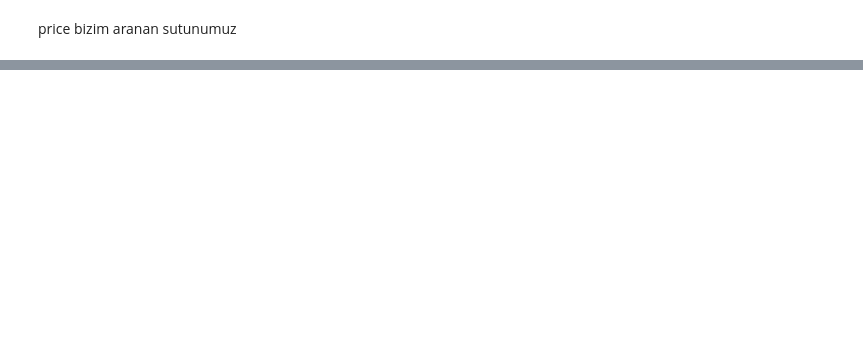
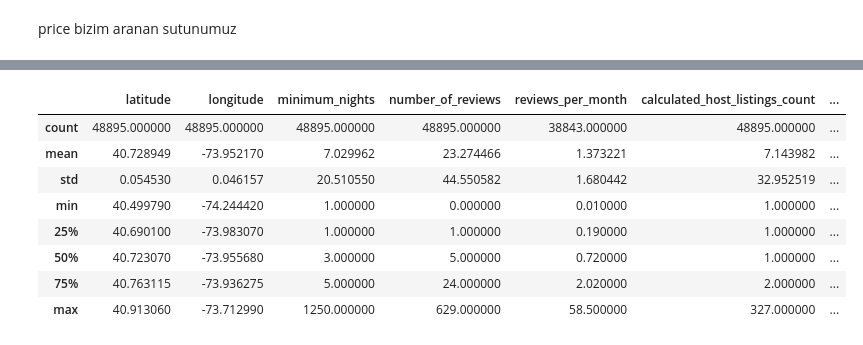
Before and after one commit to cfdonmez/MLBoot, a Jupyter notebook: Week3/hW3.ipynb, the cells around one changed output, grey strips where cells are left out. Cells and saved outputs as stored; diff of their text form; code cells hidden in the pictures; blank space fills up the shorter version.

```diff
--- a/Week3/hW3.ipynb
+++ b/Week3/hW3.ipynb
@@ -476,0 +108,14 @@ model.predict_proba(X_test)[0, 1]
+# %%
+data_numeric = data.copy()
+data_numeric = data.drop(["neighbourhood_group","room_type", "price"], axis=1)
+data_numeric.describe()
+# %% [output]
+|  | latitude | longitude | minimum_nights | number_of_reviews | reviews_per_month | calculated_host_listings_count | ... |
+| count | 48895.000000 | 48895.000000 | 48895.000000 | 48895.000000 | 38843.000000 | 48895.000000 | ... |
+| mean | 40.728949 | -73.952170 | 7.029962 | 23.274466 | 1.373221 | 7.143982 | ... |
+| std | 0.054530 | 0.046157 | 20.510550 | 44.550582 | 1.680442 | 32.952519 | ... |
+| min | 40.499790 | -74.244420 | 1.000000 | 0.000000 | 0.010000 | 1.000000 | ... |
+| 25% | 40.690100 | -73.983070 | 1.000000 | 1.000000 | 0.190000 | 1.000000 | ... |
+| 50% | 40.723070 | -73.955680 | 3.000000 | 5.000000 | 0.720000 | 1.000000 | ... |
+| 75% | 40.763115 | -73.936275 | 5.000000 | 24.000000 | 2.020000 | 2.000000 | ... |
+| max | 40.913060 | -73.712990 | 1250.000000 | 629.000000 | 58.500000 | 327.000000 | ... |
```
Also changed, not shown: parts of 68 cells of this notebook, 1 other file.
